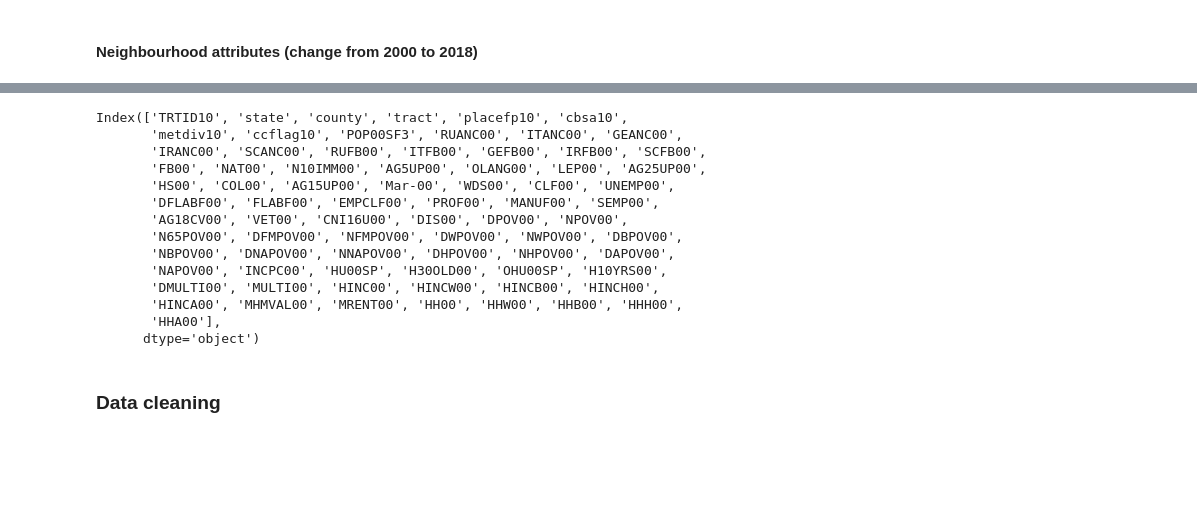
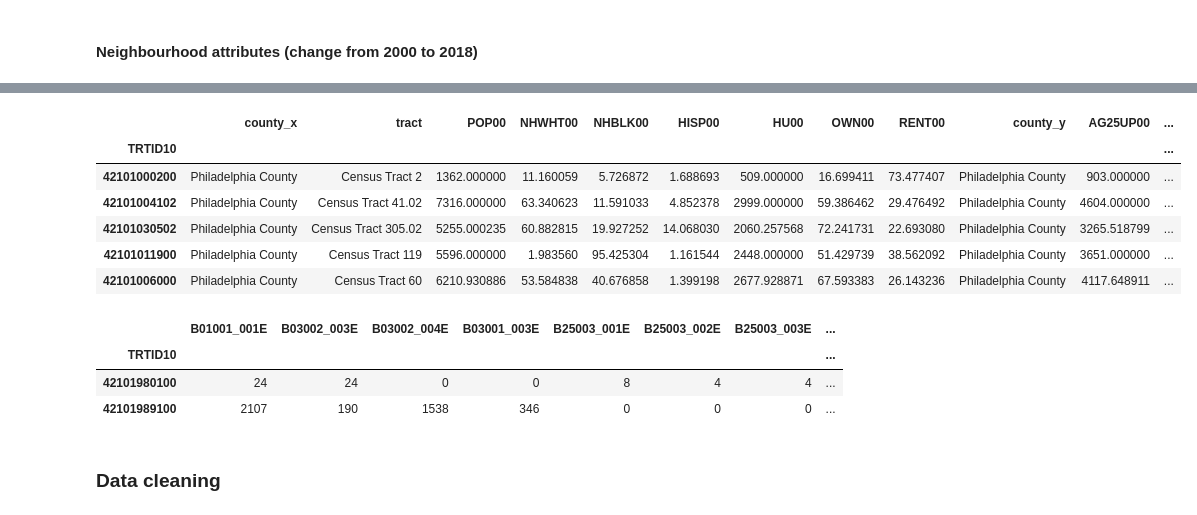
Before and after one commit to caranvr/DSSS-predicting-demolition, a Jupyter notebook: predicting-demolition.ipynb, the cells around one changed output, grey strips where cells are left out. Saved outputs shown, nothing was run; the diff lists cells and outputs as text; code cells hidden in the pictures; blank space fills up the shorter version.

Commit message:
finished data collection tasks

```diff
--- a/predicting-demolition.ipynb
+++ b/predicting-demolition.ipynb
@@ -213,5 +219,22 @@ census00_sample = get_phl_data('data/LTDB_Std_2000_Sample.csv')
+# %%
+#Load in full count and sample data for 2000, adjusted to 2010 boundaries
+census00 = get_phl_data('https://github.com/caranvr/DSSS-predicting-demolition/blob/main/data/LTDB_Std_2000_fullcount/LTDB_Std_2000_fullcount.csv?raw=true')
+census00_sample = get_phl_data('https://github.com/caranvr/DSSS-predicting-demolition/blob/main/data/LTDB_Std_2000_Sample.csv?raw=true')
+# %%
+phl00 = pd.merge(census00, census00_sample, on='TRTID10')
+# %%
+phl00.set_index('TRTID10', inplace=True)
 # %%
 #Find percentage of population for relevant variables
-pop_cols = ['NHWT00', 'NHBLK00', 'HISP00', 'COL00'] #divie by POP00
+def convert_to_pc(df, cols, denominator):
+    for c in cols:
+        df[c] = (df[c]/df[denominator])*100
+    return df
+
+pop_cols = ['NHWHT00', 'NHBLK00', 'HISP00', 'COL00'] #divide by POP00
 hu_cols = ['OWN00', 'RENT00'] #divide by HU00
-ag25_col = 'COL00' #divide by age 25 up column - doesn't seem to be here?
+edu_col = ['COL00'] #divide by age 25 up column
+
+phl00 = convert_to_pc(phl00, pop_cols, 'POP00')
+phl00 = convert_to_pc(phl00, hu_cols, 'HU00')
+phl00 = convert_to_pc(phl00, edu_col, 'AG25UP00')
@@ -231,17 +240,0 @@ Index(['TRTID10', 'state', 'county', 'tract', 'placefp10', 'cbsa10',
-# %%
-census00_sample.columns
-# %% [output]
-Index(['TRTID10', 'state', 'county', 'tract', 'placefp10', 'cbsa10',
-       'metdiv10', 'ccflag10', 'POP00SF3', 'RUANC00', 'ITANC00', 'GEANC00',
-       'IRANC00', 'SCANC00', 'RUFB00', 'ITFB00', 'GEFB00', 'IRFB00', 'SCFB00',
-       'FB00', 'NAT00', 'N10IMM00', 'AG5UP00', 'OLANG00', 'LEP00', 'AG25UP00',
-       'HS00', 'COL00', 'AG15UP00', 'Mar-00', 'WDS00', 'CLF00', 'UNEMP00',
-       'DFLABF00', 'FLABF00', 'EMPCLF00', 'PROF00', 'MANUF00', 'SEMP00',
-       'AG18CV00', 'VET00', 'CNI16U00', 'DIS00', 'DPOV00', 'NPOV00',
-       'N65POV00', 'DFMPOV00', 'NFMPOV00', 'DWPOV00', 'NWPOV00', 'DBPOV00',
-       'NBPOV00', 'DNAPOV00', 'NNAPOV00', 'DHPOV00', 'NHPOV00', 'DAPOV00',
-       'NAPOV00', 'INCPC00', 'HU00SP', 'H30OLD00', 'OHU00SP', 'H10YRS00',
-       'DMULTI00', 'MULTI00', 'HINC00', 'HINCW00', 'HINCB00', 'HINCH00',
-       'HINCA00', 'MHMVAL00', 'MRENT00', 'HH00', 'HHW00', 'HHB00', 'HHH00',
-       'HHA00'],
-      dtype='object')
@@ -255,0 +241,10 @@ Index(['TRTID10', 'state', 'county', 'tract', 'placefp10', 'cbsa10',
+# %%
+phl00.sample(5)
+# %% [output]
+|  | county_x | tract | POP00 | NHWHT00 | NHBLK00 | HISP00 | HU00 | OWN00 | RENT00 | county_y | AG25UP00 | ... |
+| TRTID10 |  |  |  |  |  |  |  |  |  |  |  | ... |
+| 42101000200 | Philadelphia County | Census Tract 2 | 1362.000000 | 11.160059 | 5.726872 | 1.688693 | 509.000000 | 16.699411 | 73.477407 | Philadelphia County | 903.000000 | ... |
+| 42101004102 | Philadelphia County | Census Tract 41.02 | 7316.000000 | 63.340623 | 11.591033 | 4.852378 | 2999.000000 | 59.386462 | 29.476492 | Philadelphia County | 4604.000000 | ... |
+| 42101030502 | Philadelphia County | Census Tract 305.02 | 5255.000235 | 60.882815 | 19.927252 | 14.068030 | 2060.257568 | 72.241731 | 22.693080 | Philadelphia County | 3265.518799 | ... |
+| 42101011900 | Philadelphia County | Census Tract 119 | 5596.000000 | 1.983560 | 95.425304 | 1.161544 | 2448.000000 | 51.429739 | 38.562092 | Philadelphia County | 3651.000000 | ... |
+| 42101006000 | Philadelphia County | Census Tract 60 | 6210.930886 | 53.584838 | 40.676858 | 1.399198 | 2677.928871 | 67.593383 | 26.143236 | Philadelphia County | 4117.648911 | ... |
@@ -255,0 +276,10 @@ Index(['TRTID10', 'state', 'county', 'tract', 'placefp10', 'cbsa10',
+# %%
+#Check for nulls, since they aren't encoded as nans
+check_nulls = phl18[variables].lt(0).sum(axis=1)
+null_rows = check_nulls[check_nulls > 0]
+phl18.loc[null_rows.index]
+# %% [output]
+|  | B01001_001E | B03002_003E | B03002_004E | B03001_003E | B25003_001E | B25003_002E | B25003_003E | ... |
+| TRTID10 |  |  |  |  |  |  |  | ... |
+| 42101980100 | 24 | 24 | 0 | 0 | 8 | 4 | 4 | ... |
+| 42101989100 | 2107 | 190 | 1538 | 346 | 0 | 0 | 0 | ... |
```
Also changed, not shown: parts of 25 cells of this notebook.
